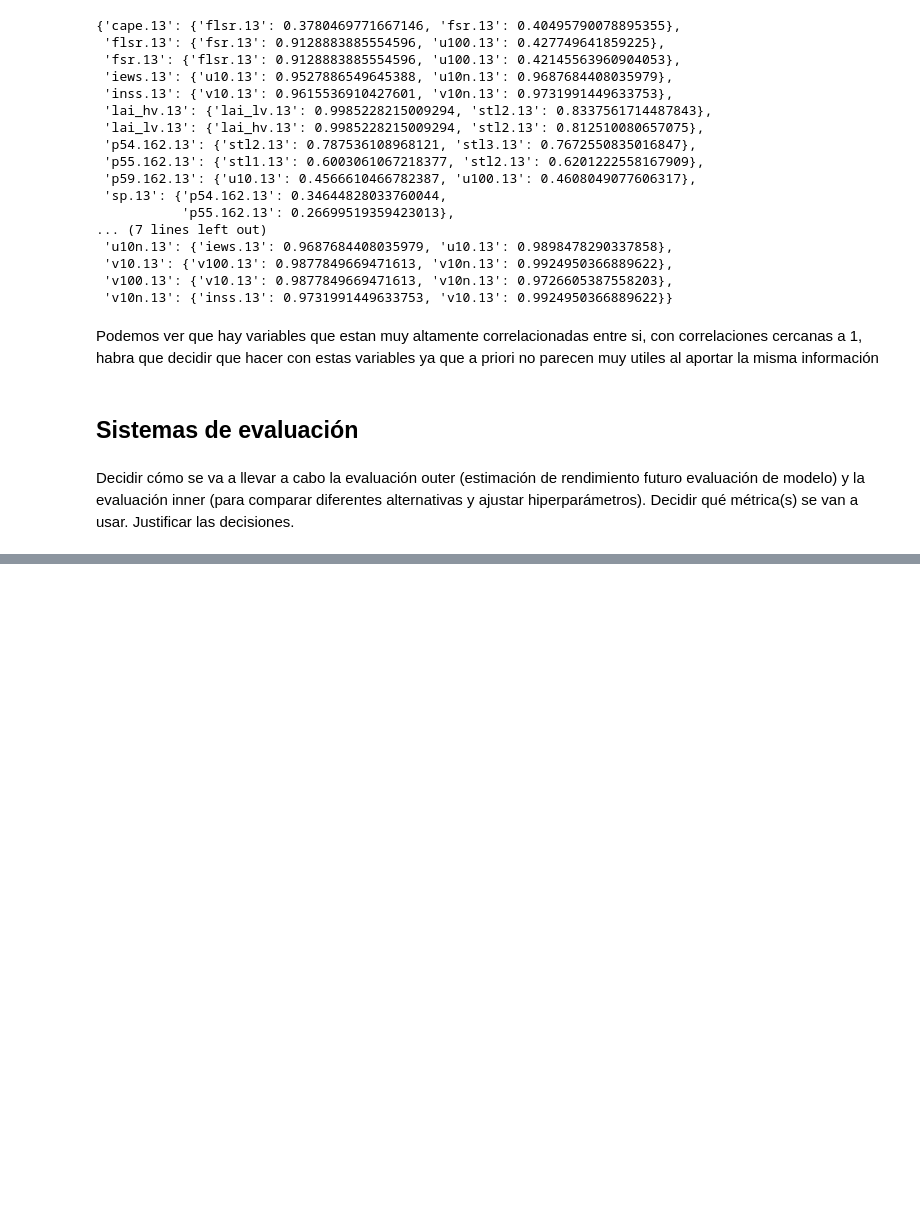
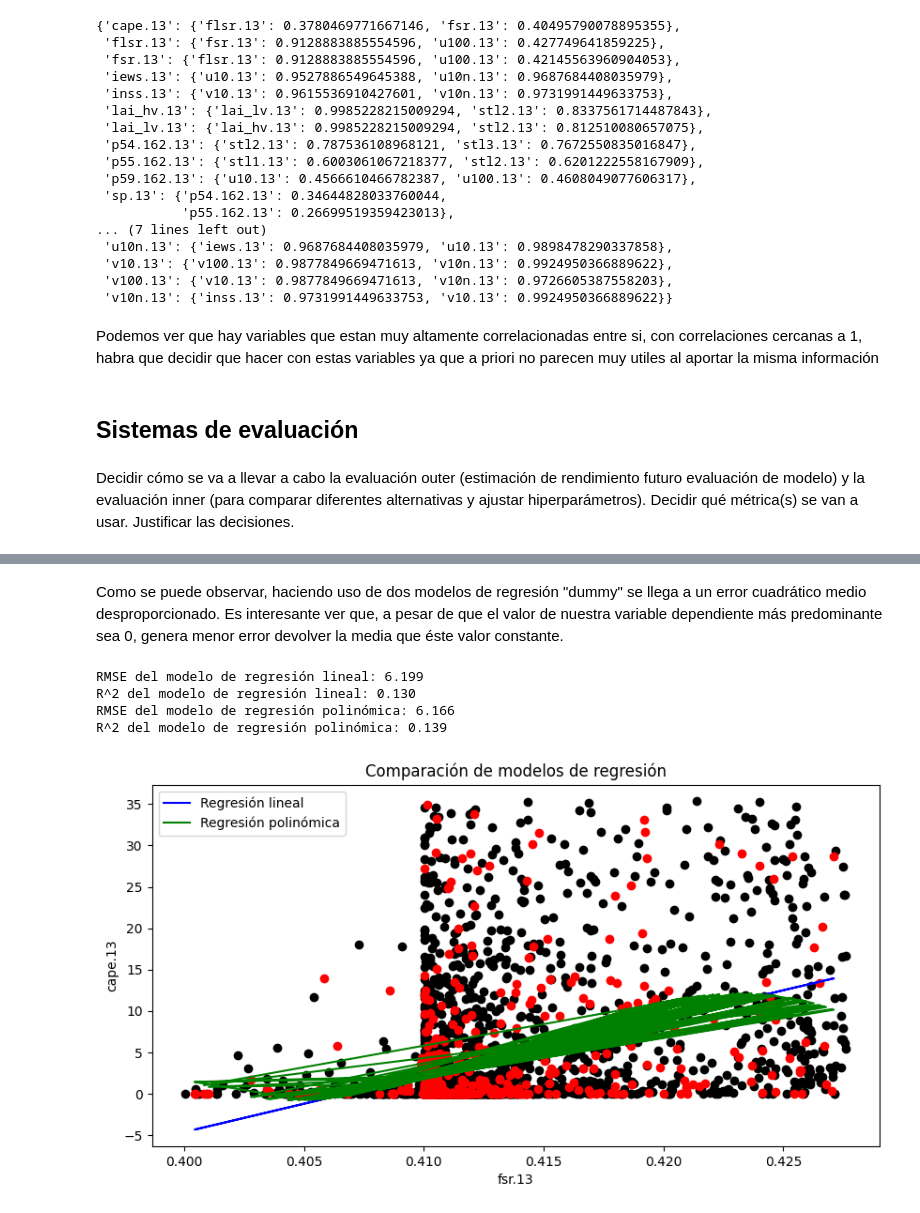
Before and after one commit to seniorbeto/Grupo04_Practica1, a Jupyter notebook: G4.ipynb, the cells around one changed output, grey strips where cells are left out. Saved outputs shown, nothing was run; the diff lists cells and outputs as text; code cells hidden in the pictures; blank space fills up the shorter version.

Commit message:
Regresor dummy con comentarios

```diff
--- a/G4.ipynb
+++ b/G4.ipynb
@@ -324,0 +287,47 @@ KeyError: "['dpt.13'] not in index"
+# %% [markdown]
+Como se puede observar, haciendo uso de dos modelos de regresión "dummy" se llega a un error cuadrático medio desproporcionado.
+Es interesante ver que, a pesar de que el valor de nuestra variable dependiente más predominante sea 0, genera menor error devolver la media que éste valor constante.
+# %%
+# Proseguiremos creando un modelo de regresión (no lineal) usando únicamente la variable más
+# correlacionada con cape.13, que es la variable "fsr.13"
+from sklearn.linear_model import LinearRegression
+from sklearn.preprocessing import PolynomialFeatures
+from sklearn.pipeline import make_pipeline
+
+# Crear un modelo de regresión lineal
+regr_lin = LinearRegression()
+regr_lin.fit(X_train[['fsr.13']], y_train)
+
+rms_lin = np.sqrt(metrics.mean_squared_error(y_test, regr_lin.predict(X_test[['fsr.13']])))
+r2_lin = metrics.r2_score(y_test, regr_lin.predict(X_test[['fsr.13']]))
+
+print(f"RMSE del modelo de regresión lineal: {rms_lin:.3f}")
+print(f"R^2 del modelo de regresión lineal: {r2_lin:.3f}")
+
+# Crear un modelo de regresión polinómica de grado 3
+regr_poly = make_pipeline(PolynomialFeatures(3), LinearRegression())
+regr_poly.fit(X_train[['fsr.13']], y_train)
+
+rms_poly = np.sqrt(metrics.mean_squared_error(y_test, regr_poly.predict(X_test[['fsr.13']])))
+r2_poly = metrics.r2_score(y_test, regr_poly.predict(X_test[['fsr.13']]))
+
+print(f"RMSE del modelo de regresión polinómica: {rms_poly:.3f}")
+print(f"R^2 del modelo de regresión polinómica: {r2_poly:.3f}")
+
+# Para visualizar los modelos:
+plt.figure(figsize=(10, 5))
+plt.scatter(X_train['fsr.13'], y_train, color='black')
+plt.scatter(X_test['fsr.13'], y_test, color='red')
+plt.plot(X_test['fsr.13'], regr_lin.predict(X_test[['fsr.13']]), color='blue', label='Regresión lineal')
+plt.plot(X_test['fsr.13'], regr_poly.predict(X_test[['fsr.13']]), color='green', label='Regresión polinómica')
+plt.xlabel('fsr.13')
+plt.ylabel('cape.13')
+plt.legend()
+plt.title('Comparación de modelos de regresión')
+plt.show()
+# %% [output]
+RMSE del modelo de regresión lineal: 6.199
+R^2 del modelo de regresión lineal: 0.130
+RMSE del modelo de regresión polinómica: 6.166
+R^2 del modelo de regresión polinómica: 0.139
+[figure, added]
```
Also changed, not shown: parts of 3 cells of this notebook.
